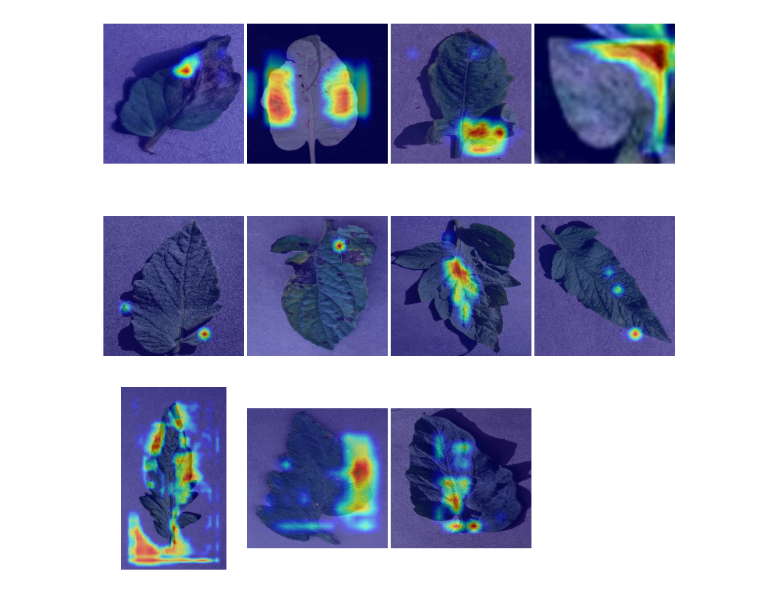
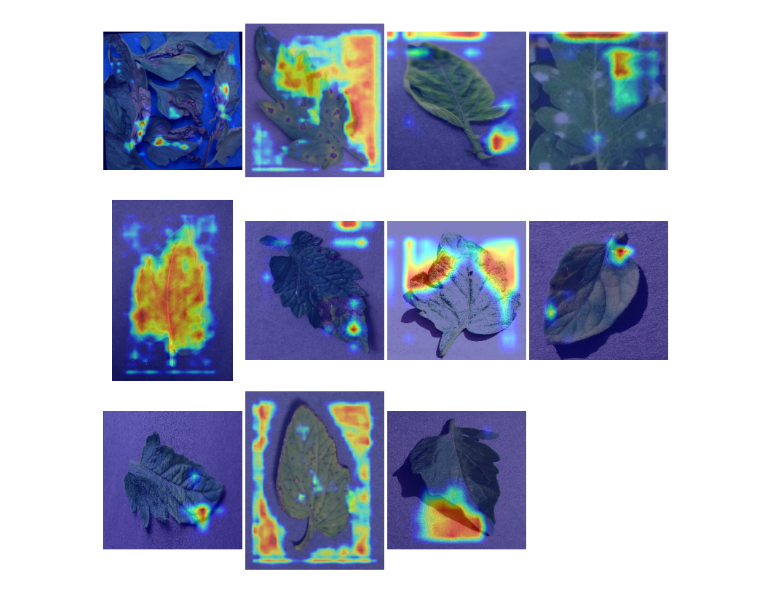
Before and after one commit to gretadolcetti/TomatoMalato, a Jupyter notebook: Grad_cam.ipynb, the cells around one changed output. Drawn from its saved outputs; the diff is of its cells as text; code cells hidden in the pictures.

```diff
--- a/Grad_cam.ipynb
+++ b/Grad_cam.ipynb
@@ -14,7 +14,7 @@ target_layers = [model.layer3[-1]]
 # Get one image from each train folder and save it in a list
 images = []
 for folder in os.listdir("./Dataset/train"):
-    img_path = os.path.join("./Dataset/train", folder, os.listdir(os.path.join("./Dataset/train", folder))[12])
+    img_path = os.path.join("./Dataset/train", folder, os.listdir(os.path.join("./Dataset/train", folder))[222])
     images.append(img_path)
 
 visualization = []
@@ -25,31 +25,31 @@ for path in images:
     rgb_img = (rgb_img - np.min(rgb_img)) / (np.max(rgb_img) - np.min(rgb_img))
     # Create an input tensor image for your model
     input_tensor = transforms.functional.to_tensor(rgb_img).unsqueeze(0).float()
     # Note: input_tensor can be a batch tensor with several images!
 
     # Construct the CAM object once, and then re-use it on many images:
     cam = GradCAM(model=model, target_layers=target_layers, use_cuda=False)
     # You can also pass aug_smooth=True and eigen_smooth=True, to apply smoothing.
     grayscale_cam = cam(input_tensor=input_tensor)
 
     # In this example grayscale_cam has only one image in the batch:
     grayscale_cam = grayscale_cam[0, :]
     visualization.append(show_cam_on_image(rgb_img, grayscale_cam, use_rgb=True))
 
 # Visualize each image in visualization in a grid
 import matplotlib.pyplot as plt
 import matplotlib.gridspec as gridspec
 
 fig = plt.figure(figsize=(10, 10))
 gs = gridspec.GridSpec(3,4)
 gs.update(wspace=0.025, hspace=0.05) # set the spacing between axes.
 
 for i, sample in enumerate(visualization):
     ax = plt.subplot(gs[i])
     plt.axis('off')
     ax.set_xticklabels([])
     ax.set_yticklabels([])
     ax.set_aspect('equal')
     plt.imshow(sample)
 # %% [output]
-[figure, old version]
+[figure, new version]
```
Also changed, not shown: 2 other files.
